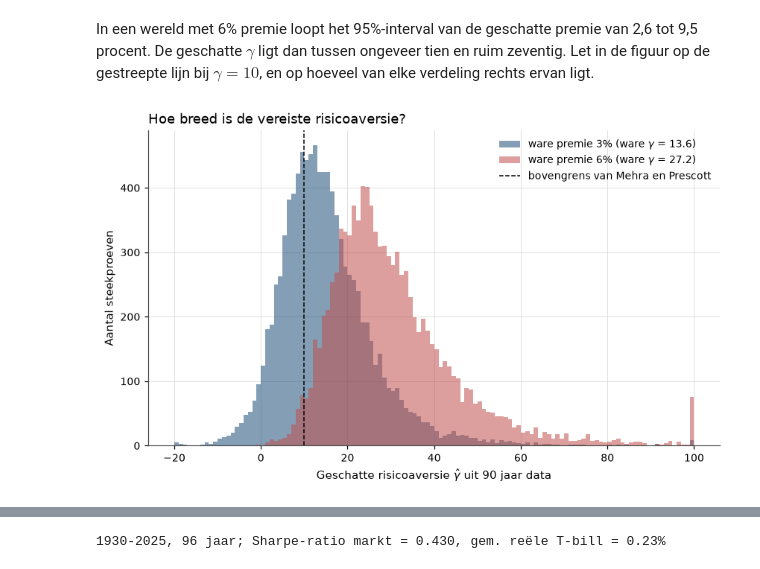
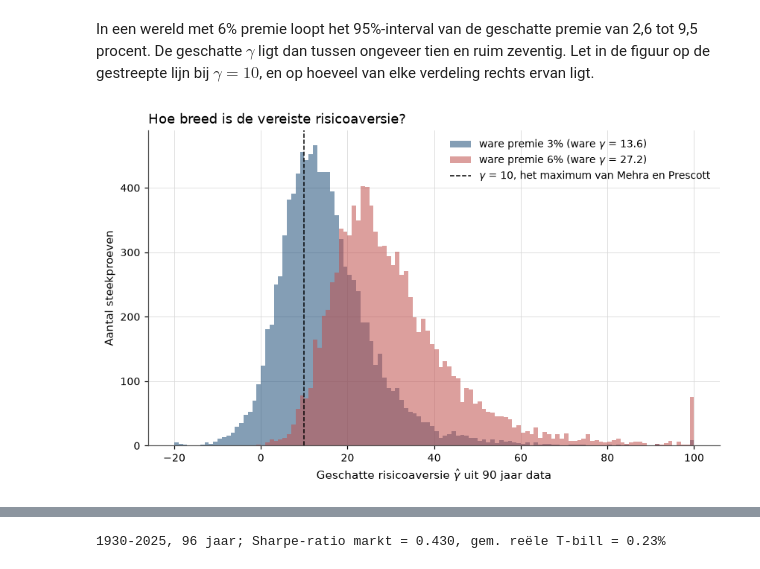
Before and after one commit to MaartenN14/history-asset-pricing, a Jupyter notebook: lectures/03_13_equity_premium_puzzle.ipynb, the cells around one changed output, grey strips where cells are left out. Saved outputs shown, nothing was run; the diff lists cells and outputs as text; code cells hidden in the pictures.

```diff
--- a/lectures/03_13_equity_premium_puzzle.ipynb
+++ b/lectures/03_13_equity_premium_puzzle.ipynb
@@ -384,8 +388,11 @@ dezelfde regio naast de gemeten premie met twee standaardfouten.
 edges = np.linspace(0, 0.04, 81)
 centres = (edges[:-1] + edges[1:]) / 2
 bins = np.digitize(rf_grid[admissible], edges) - 1
-upper = np.array([prem_grid[admissible][bins == k].max() if np.any(bins == k) else np.nan for k in range(80)])
-lower = np.array([prem_grid[admissible][bins == k].min() if np.any(bins == k) else np.nan for k in range(80)])
+upper, lower = np.full(80, np.nan), np.full(80, np.nan)
+for k in range(80):
+    in_bin = prem_grid[admissible][bins == k]
+    if in_bin.size:
+        upper[k], lower[k] = in_bin.max(), in_bin.min()
 
 fig, axes = plt.subplots(1, 2, figsize=(10, 4))
 axes[0].fill_between(100 * centres, 100 * lower, 100 * upper, color="C0", alpha=0.5, lw=0)
@@ -742,17 +758,17 @@ van elke verdeling rechts ervan ligt.
 # %%
 fig, ax = plt.subplots()
 bins_g = np.linspace(-20, 100, 121)
 for k, (premium_true, draws) in enumerate(gamma_draws.items()):
     ax.hist(np.clip(draws, -20, 100), bins=bins_g, alpha=0.55, color=f"C{k}",
             label=f"ware premie {100 * premium_true:.0f}% (ware $\\gamma$ = {premium_true / cov_true:.1f})")
-ax.axvline(10, color="black", ls="--", lw=1, label="bovengrens van Mehra en Prescott")
+ax.axvline(10, color="black", ls="--", lw=1, label="$\\gamma$ = 10, het maximum van Mehra en Prescott")
 ax.set_xlabel("Geschatte risicoaversie $\\hat\\gamma$ uit 90 jaar data")
 ax.set_ylabel("Aantal steekproeven")
 ax.set_title("Hoe breed is de vereiste risicoaversie?")
 ax.legend()
 plt.show()
 # %% [output]
-[figure, old version]
+[figure, new version]
 # %% [markdown]
 :::{figure} #cel-equity-premium-puzzle-onzeker
 :label: fig-equity-premium-puzzle-onzeker
```
Also changed, not shown: parts of 19 cells of this notebook, 4 other files.
